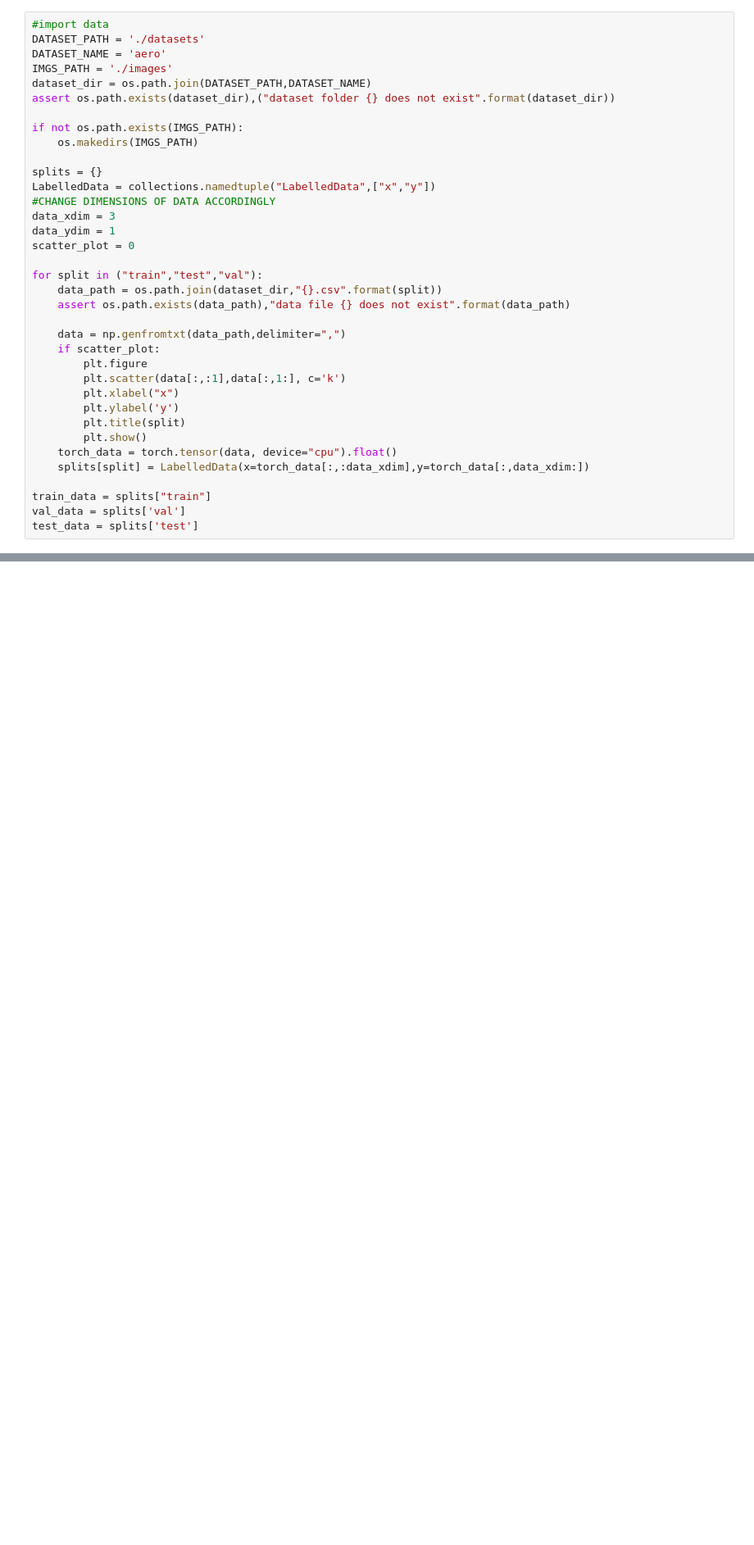
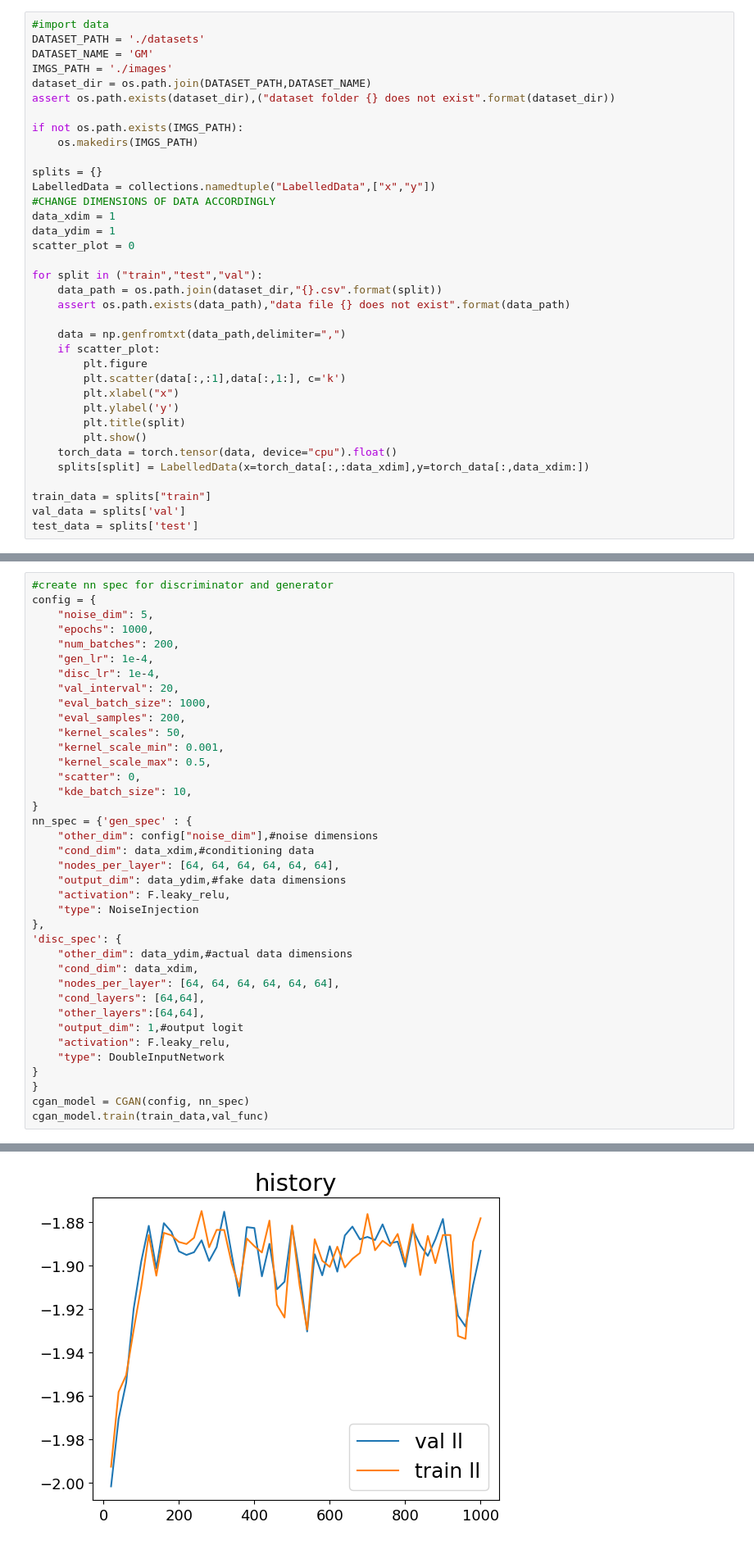
Before and after one commit to ltyap/MSc-Thesis, a Jupyter notebook: CGAN_implementation.ipynb, the cells around one changed output, grey strips where cells are left out. Shown at 82% size. Cells and saved outputs as stored; diff of their text form; blank space fills up the shorter version.

```diff
--- a/CGAN_implementation.ipynb
+++ b/CGAN_implementation.ipynb
@@ -30,7 +31,7 @@ plt.rc("legend", fontsize=18)
 # %%
 #import data
 DATASET_PATH = './datasets'
-DATASET_NAME = 'aero'
+DATASET_NAME = 'GM'
 IMGS_PATH = './images'
 dataset_dir = os.path.join(DATASET_PATH,DATASET_NAME)
 assert os.path.exists(dataset_dir),("dataset folder {} does not exist".format(dataset_dir))
@@ -41,7 +42,7 @@ if not os.path.exists(IMGS_PATH):
 splits = {}
 LabelledData = collections.namedtuple("LabelledData",["x","y"])
 #CHANGE DIMENSIONS OF DATA ACCORDINGLY
-data_xdim = 3
+data_xdim = 1
 data_ydim = 1
 scatter_plot = 0
 
@@ -454,3 +501,42 @@ def get_samples(model,input):
     input_repeated = input.repeat(1000,1)
     samples = model.sample(input_repeated, batch_size = 1000)
     return samples.cpu()
+# %%
+#create nn spec for discriminator and generator
+config = {
+    "noise_dim": 5,
+    "epochs": 1000,
+    "num_batches": 200,
+    "gen_lr": 1e-4,
+    "disc_lr": 1e-4,
+    "val_interval": 20,
+    "eval_batch_size": 1000,
+    "eval_samples": 200,
+    "kernel_scales": 50,
+    "kernel_scale_min": 0.001,
+    "kernel_scale_max": 0.5,
+    "scatter": 0,
+    "kde_batch_size": 10,
+}
+nn_spec = {'gen_spec' : {
+    "other_dim": config["noise_dim"],#noise dimensions
+    "cond_dim": data_xdim,#conditioning data
+    "nodes_per_layer": [64, 64, 64, 64, 64, 64],
+    "output_dim": data_ydim,#fake data dimensions
+    "activation": F.leaky_relu,
+    "type": NoiseInjection
+},
+'disc_spec': {
+    "other_dim": data_ydim,#actual data dimensions
+    "cond_dim": data_xdim,
+    "nodes_per_layer": [64, 64, 64, 64, 64, 64],
+    "cond_layers": [64,64],
+    "other_layers":[64,64],
+    "output_dim": 1,#output logit
+    "activation": F.leaky_relu,
+    "type": DoubleInputNetwork
+}
+}
+cgan_model = CGAN(config, nn_spec)
+cgan_model.train(train_data,val_func)
+# %% [output]
@@ -456,0 +560 @@ def get_samples(model,input):
+[figure, added]
```
Also changed, not shown: parts of 24 cells of this notebook, 59 other files.
